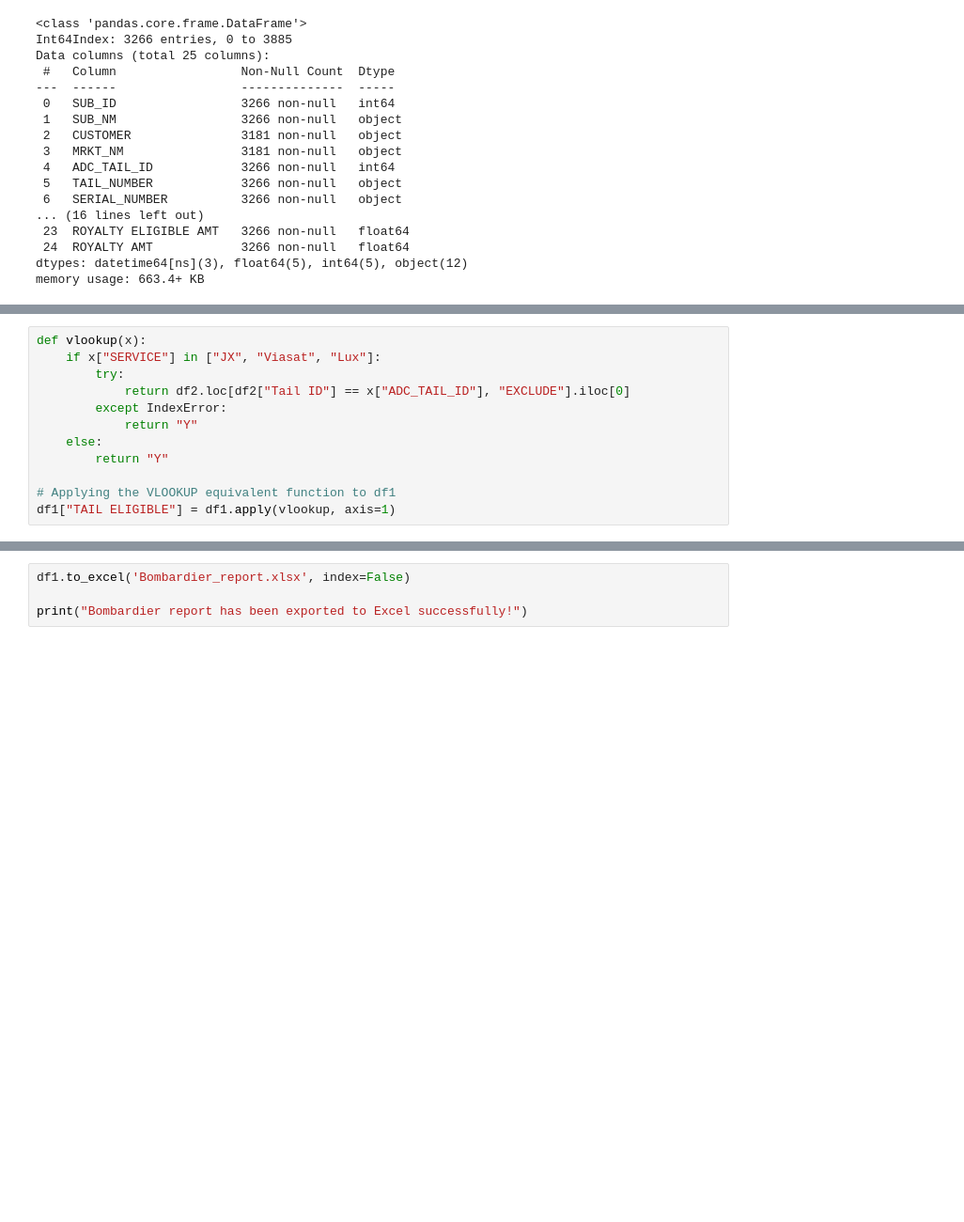
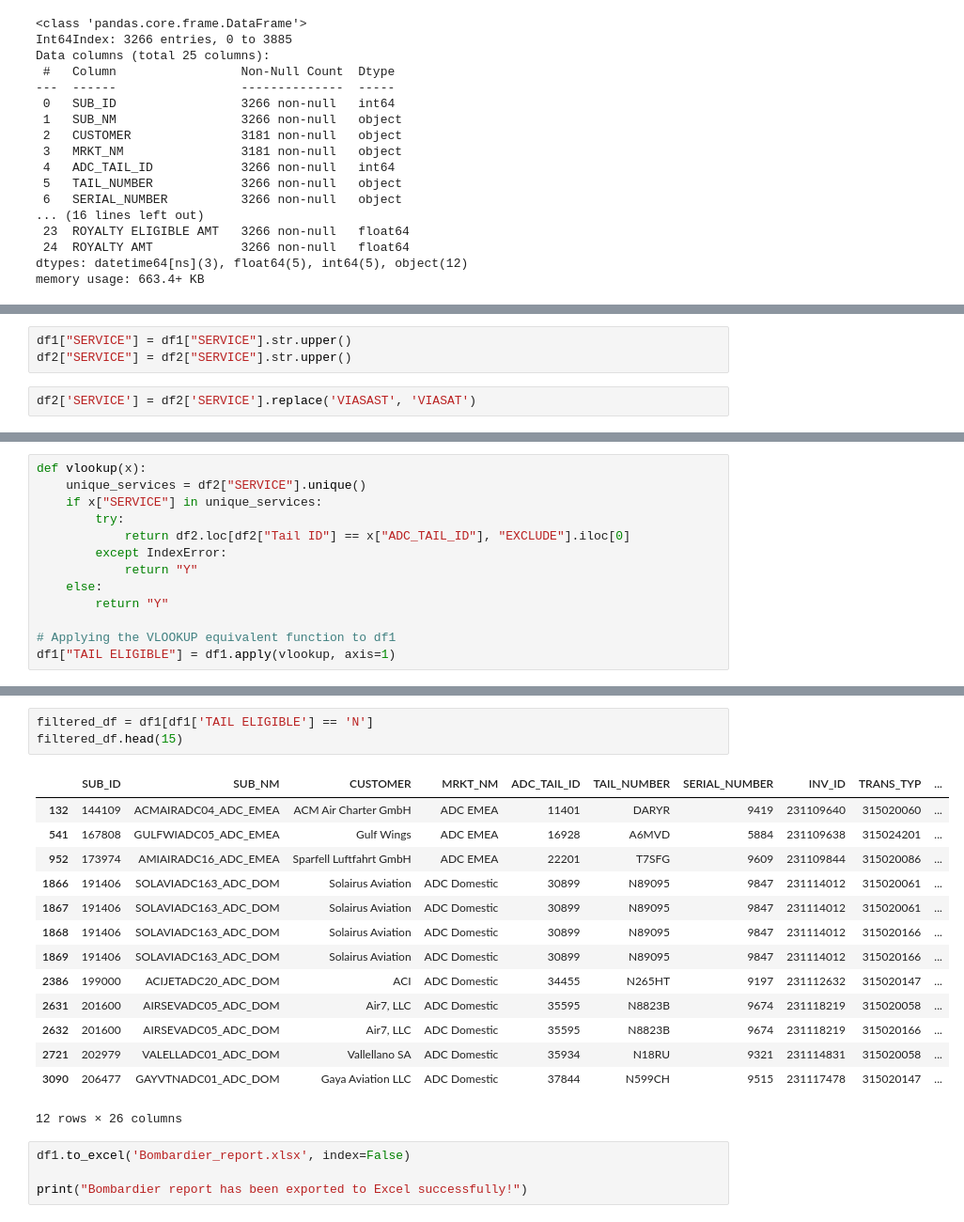
Before and after one commit to Zarak00/Projects, a Jupyter notebook: Collins_Aerospace/Bombardier_report /Bombardier_report.ipynb, the cells around one changed output, grey strips where cells are left out. Shown: that part at 94% size. Saved outputs shown, nothing was run; the diff lists cells and outputs as text; blank space fills up the shorter version.

```diff
--- a/Collins_Aerospace/Bombardier_report /Bombardier_report.ipynb
+++ b/Collins_Aerospace/Bombardier_report /Bombardier_report.ipynb
@@ -93,0 +96,5 @@ memory usage: 663.4+ KB
+# %%
+df1["SERVICE"] = df1["SERVICE"].str.upper()
+df2["SERVICE"] = df2["SERVICE"].str.upper()
+# %%
+df2['SERVICE'] = df2['SERVICE'].replace('VIASAST', 'VIASAT')
@@ -94,6 +105,7 @@ memory usage: 663.4+ KB
 # %%
 def vlookup(x):
-    if x["SERVICE"] in ["JX", "Viasat", "Lux"]:
+    unique_services = df2["SERVICE"].unique()
+    if x["SERVICE"] in unique_services:
         try:
             return df2.loc[df2["Tail ID"] == x["ADC_TAIL_ID"], "EXCLUDE"].iloc[0]
         except IndexError:
@@ -122,3 +118,21 @@ df1.head(135)
+# %%
+filtered_df = df1[df1['TAIL ELIGIBLE'] == 'N']
+filtered_df.head(15)
+# %% [output]
+|  | SUB_ID | SUB_NM | CUSTOMER | MRKT_NM | ADC_TAIL_ID | TAIL_NUMBER | SERIAL_NUMBER | INV_ID | TRANS_TYP | ... |
+| 132 | 144109 | ACMAIRADC04_ADC_EMEA | ACM Air Charter GmbH | ADC EMEA | 11401 | DARYR | 9419 | 231109640 | 315020060 | ... |
+| 541 | 167808 | GULFWIADC05_ADC_EMEA | Gulf Wings | ADC EMEA | 16928 | A6MVD | 5884 | 231109638 | 315024201 | ... |
+| 952 | 173974 | AMIAIRADC16_ADC_EMEA | Sparfell Luftfahrt GmbH | ADC EMEA | 22201 | T7SFG | 9609 | 231109844 | 315020086 | ... |
+| 1866 | 191406 | SOLAVIADC163_ADC_DOM | Solairus Aviation | ADC Domestic | 30899 | N89095 | 9847 | 231114012 | 315020061 | ... |
+| 1867 | 191406 | SOLAVIADC163_ADC_DOM | Solairus Aviation | ADC Domestic | 30899 | N89095 | 9847 | 231114012 | 315020061 | ... |
+| 1868 | 191406 | SOLAVIADC163_ADC_DOM | Solairus Aviation | ADC Domestic | 30899 | N89095 | 9847 | 231114012 | 315020166 | ... |
+| 1869 | 191406 | SOLAVIADC163_ADC_DOM | Solairus Aviation | ADC Domestic | 30899 | N89095 | 9847 | 231114012 | 315020166 | ... |
+| 2386 | 199000 | ACIJETADC20_ADC_DOM | ACI | ADC Domestic | 34455 | N265HT | 9197 | 231112632 | 315020147 | ... |
+| 2631 | 201600 | AIRSEVADC05_ADC_DOM | Air7, LLC | ADC Domestic | 35595 | N8823B | 9674 | 231118219 | 315020058 | ... |
+| 2632 | 201600 | AIRSEVADC05_ADC_DOM | Air7, LLC | ADC Domestic | 35595 | N8823B | 9674 | 231118219 | 315020166 | ... |
+| 2721 | 202979 | VALELLADC01_ADC_DOM | Vallellano SA | ADC Domestic | 35934 | N18RU | 9321 | 231114831 | 315020058 | ... |
+| 3090 | 206477 | GAYVTNADC01_ADC_DOM | Gaya Aviation LLC | ADC Domestic | 37844 | N599CH | 9515 | 231117478 | 315020147 | ... |
+12 rows × 26 columns
 # %%
 df1.to_excel('Bombardier_report.xlsx', index=False)
 
```
Also changed, not shown: parts of 4 cells of this notebook.
